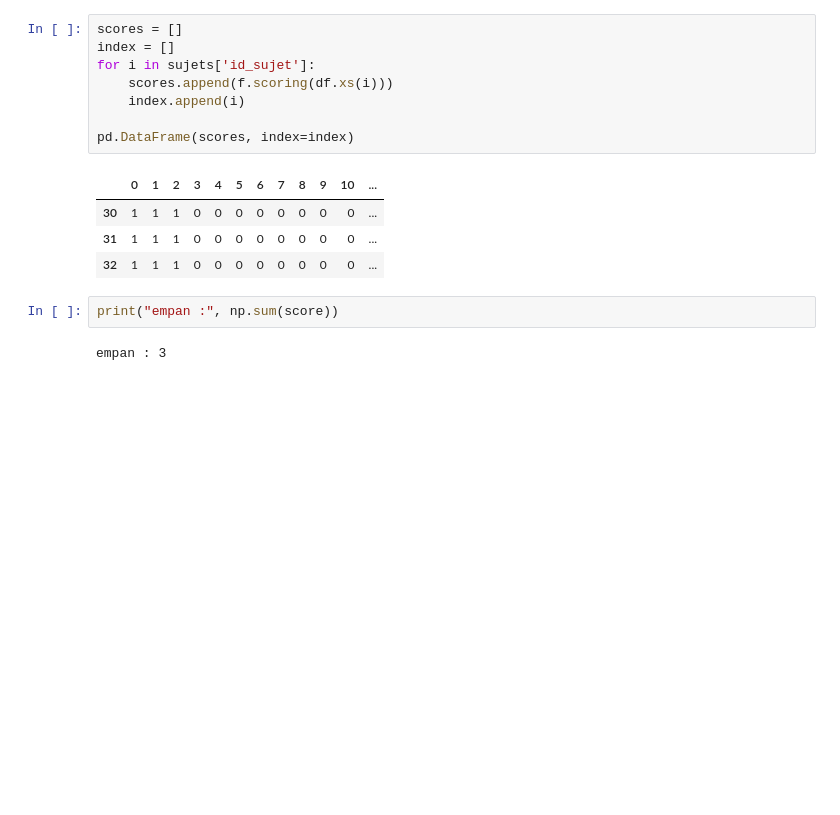
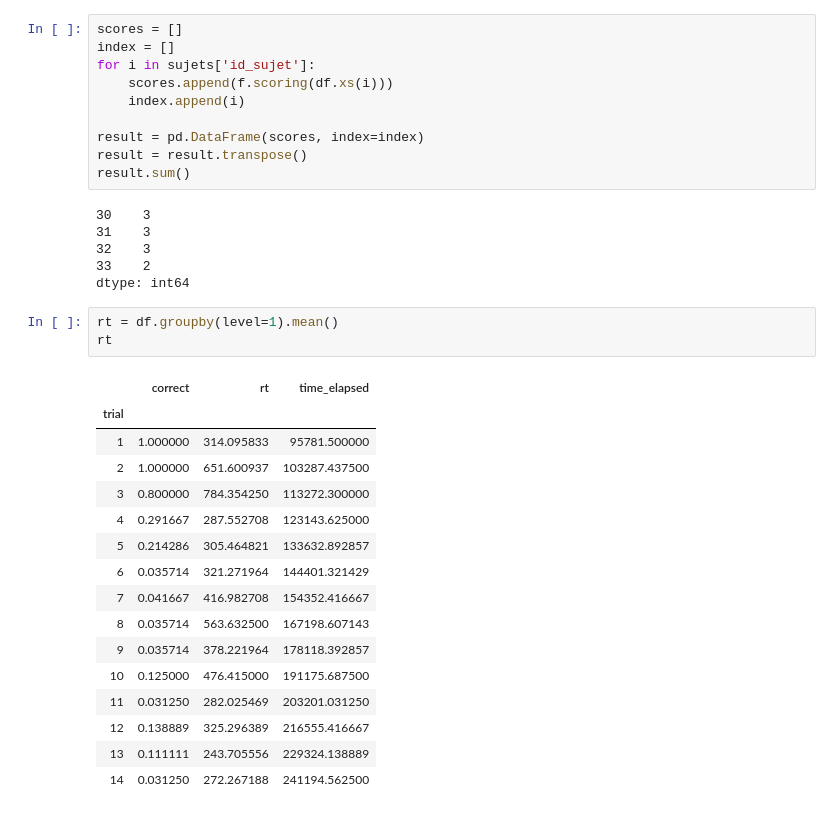
Before and after one commit to NeonSodium/TE_Cognitive_web, a Jupyter notebook: data/data.ipynb, the cells around one changed output. Drawn from its saved outputs; the diff is of its cells as text; blank space fills up the shorter version.

```diff
--- a/data/data.ipynb
+++ b/data/data.ipynb
@@ -45,13 +48,32 @@ for i in sujets['id_sujet']:
     scores.append(f.scoring(df.xs(i)))
     index.append(i)
 
-pd.DataFrame(scores, index=index)
+result = pd.DataFrame(scores, index=index)
+result = result.transpose()
+result.sum()
 # %% [output]
-|  | 0 | 1 | 2 | 3 | 4 | 5 | 6 | 7 | 8 | 9 | 10 | ... |
-| 30 | 1 | 1 | 1 | 0 | 0 | 0 | 0 | 0 | 0 | 0 | 0 | ... |
-| 31 | 1 | 1 | 1 | 0 | 0 | 0 | 0 | 0 | 0 | 0 | 0 | ... |
-| 32 | 1 | 1 | 1 | 0 | 0 | 0 | 0 | 0 | 0 | 0 | 0 | ... |
+30    3
+31    3
+32    3
+33    2
+dtype: int64
-# %%
-print("empan :", np.sum(score))
-# %% [output]
-empan : 3
+# %%
+rt = df.groupby(level=1).mean()
+rt
+# %% [output]
+|  | correct | rt | time_elapsed |
+| trial |  |  |  |
+| 1 | 1.000000 | 314.095833 | 95781.500000 |
+| 2 | 1.000000 | 651.600937 | 103287.437500 |
+| 3 | 0.800000 | 784.354250 | 113272.300000 |
+| 4 | 0.291667 | 287.552708 | 123143.625000 |
+| 5 | 0.214286 | 305.464821 | 133632.892857 |
+| 6 | 0.035714 | 321.271964 | 144401.321429 |
+| 7 | 0.041667 | 416.982708 | 154352.416667 |
+| 8 | 0.035714 | 563.632500 | 167198.607143 |
+| 9 | 0.035714 | 378.221964 | 178118.392857 |
+| 10 | 0.125000 | 476.415000 | 191175.687500 |
+| 11 | 0.031250 | 282.025469 | 203201.031250 |
+| 12 | 0.138889 | 325.296389 | 216555.416667 |
+| 13 | 0.111111 | 243.705556 | 229324.138889 |
+| 14 | 0.031250 | 272.267188 | 241194.562500 |
```
Also changed, not shown: parts of 4 cells of this notebook, 1 other file.
